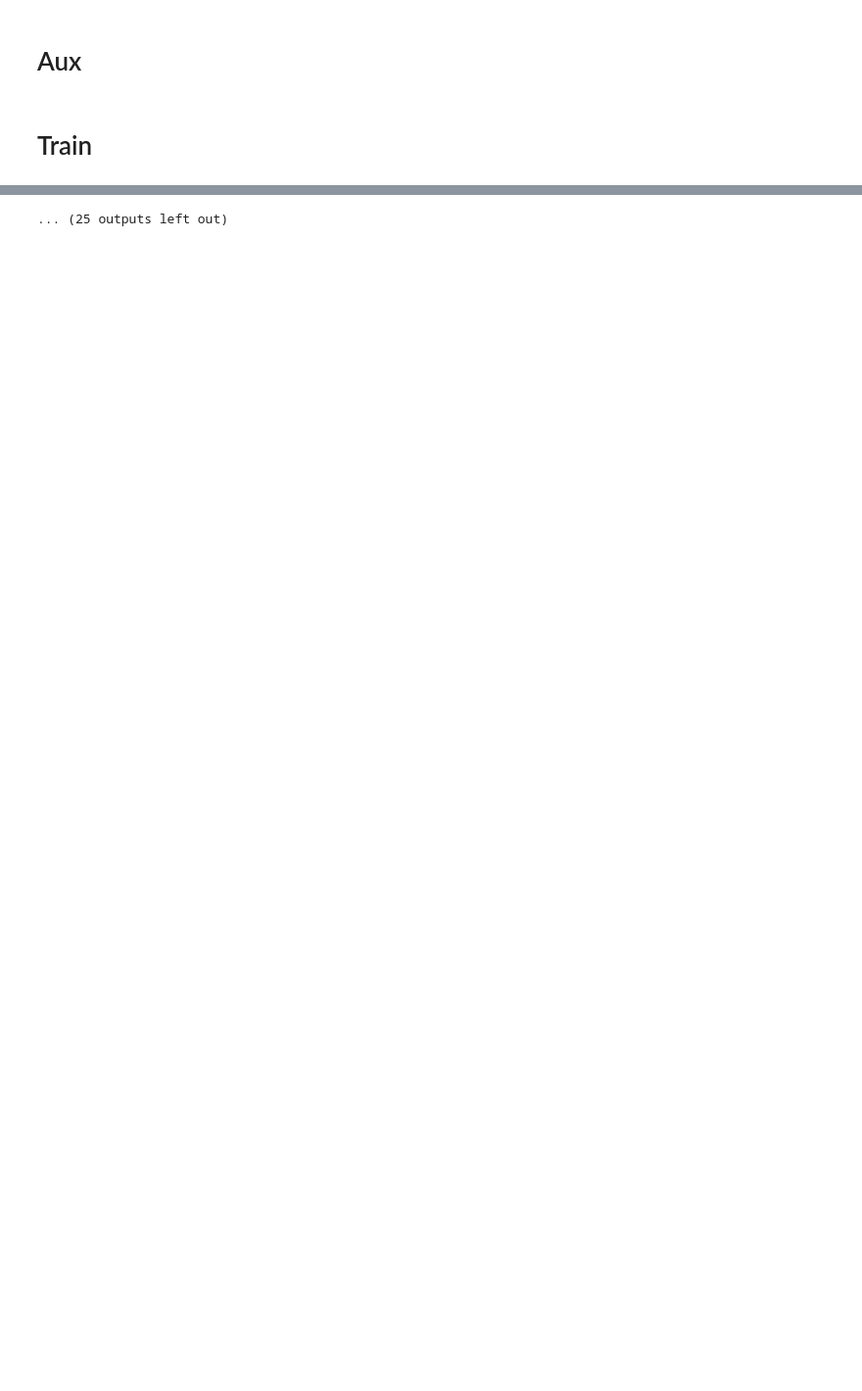
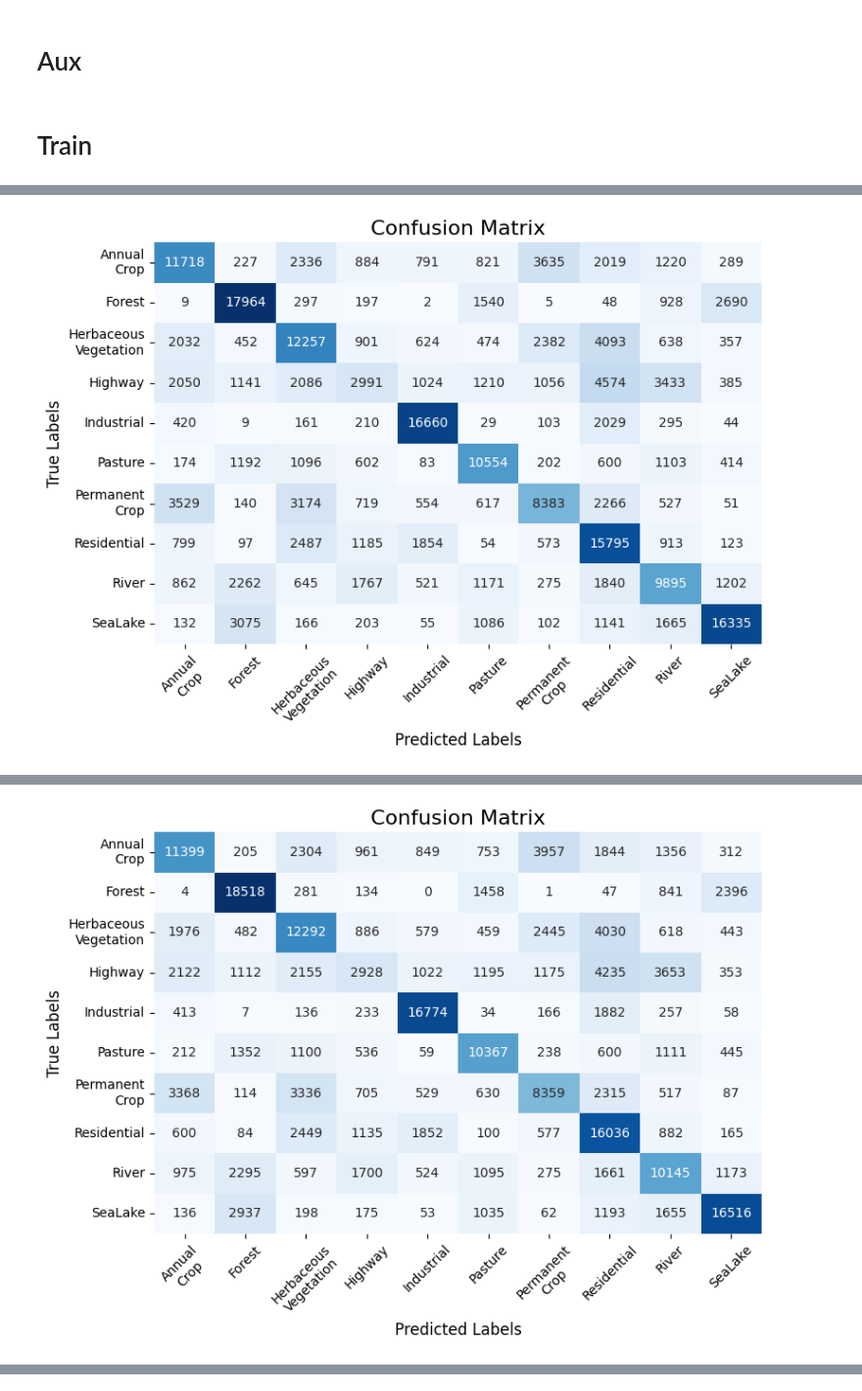
Before and after one commit to albertnieto/quantum_convolutional_nn_benchmark, a Jupyter notebook: notebooks/quann.ipynb, the cells around one changed output, grey strips where cells are left out. Shown at 98% size. Drawn from its saved outputs; the diff is of its cells as text; code cells hidden in the pictures; blank space fills up the shorter version.

```diff
--- a/notebooks/quann.ipynb
+++ b/notebooks/quann.ipynb
@@ -62,7 +65,14 @@ log_settings = {
 
 log_setup(**log_settings)
 
-X_train, y_train, X_val, y_val = load_mnist_data(batch_size=4, output='np', limit=500)
+limit = None
+data = 'Eurosat'
+
+if data == 'MNIST':
+    X_train, y_train, X_val, y_val = load_mnist_data(batch_size=4, output='np', limit=limit)
+
+elif data == 'Eurosat':
+    X_train, y_train, X_val, y_val = load_eurosat_data(batch_size=4, output='np', limit=limit)
 
 os.environ["JAX_PLATFORM_NAME"] = "cpu"
 os.environ["XLA_PYTHON_CLIENT_PREALLOCATE"] = "false"
@@ -80,10 +90,10 @@ Using device: cpu
 # %%
 import itertools
 
-embedding_type = "amplitude"
+embedding_type = "ring"
 
 qkernel_shape = [2, 3]
-classical_kernel_shape = [2, 3, 5]
+classical_kernel_shape = [2, 3]
 
 if embedding_type == "angle":
 
@@ -165,6 +175,20 @@ elif embedding_type == "QAOA":
     lrs = torch.linspace(0.009, 0.03, 3, requires_grad=False)
     learning_rates = [lr.item() for lr in lrs]
 
+elif embedding_type == "ring":
+
+    # Ring embedding
+
+    embedding = ring_embedding
+    circuit = no_entanglement_random_circuit
+
+    params = {"embedding":{"n_repeats": 1}}
+
+    lrs = torch.linspace(0.009, 0.02, 3, requires_grad=False)
+    learning_rates = [lr.item() for lr in lrs]
+
+    learning_rates = [0.01]
+
 model_grid = {
         "qkernel_shape": qkernel_shape,
         "classical_kernel_shape": classical_kernel_shape,
@@ -173,7 +197,10 @@ model_grid = {
         "measurement":[default_measurement],
         "params":[params],
         "n_classes":[10],
-        "learning_rate": learning_rates
+        "learning_rate": learning_rates,
+        "use_quantum": [False],
+        "plot": [True],
+        "data": [data]
     }
 
 experiment_name = "quantum_mnist_" + embedding_type + ","
@@ -199,0 +227 @@ Epoch 10/10, Loss: 0.4111
+[figure, added]
@@ -210,0 +239 @@ Epoch 10/10, Loss: 0.1729
+[figure, added]
@@ -255 +265,0 @@ Epoch 10/10, Loss: 0.2600
-... (25 outputs left out)
```
Also changed, not shown: parts of 4 cells of this notebook.
